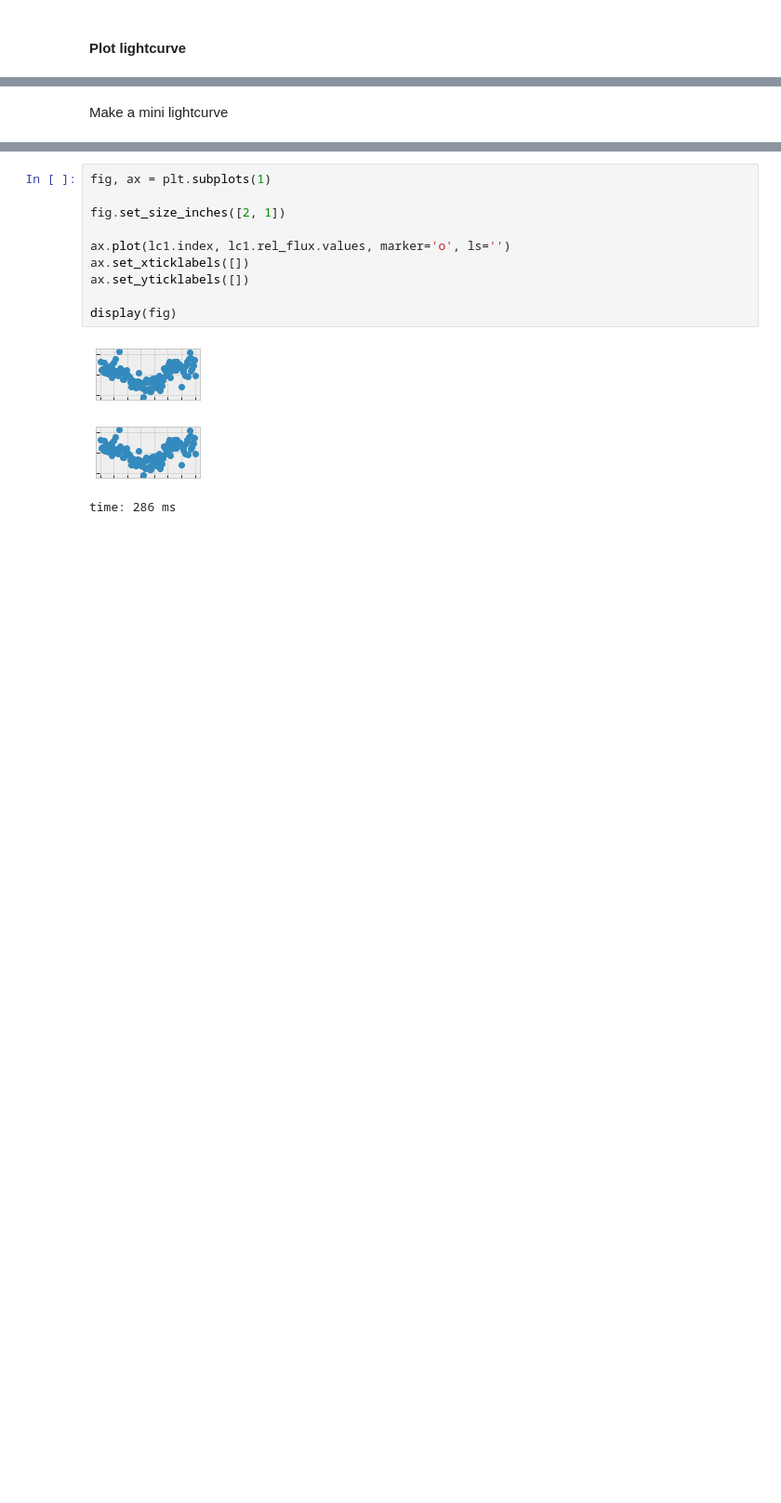
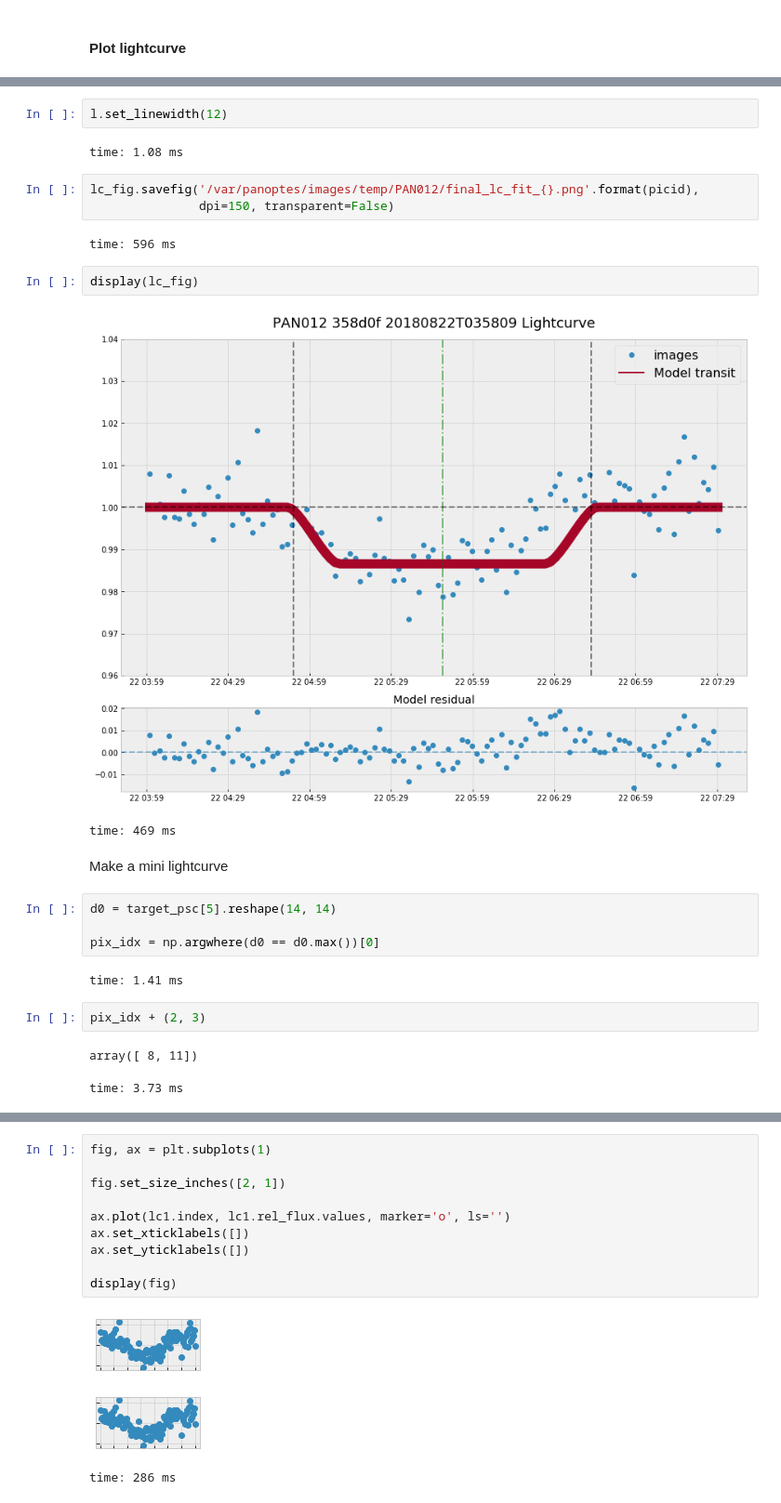
Before and after one commit to panoptes/panoptes-pipeline, a Jupyter notebook: examples/notebooks/ProcessTargetExample.ipynb, the cells around one changed output, grey strips where cells are left out. Shown at 93% size. Drawn from its saved outputs; the diff is of its cells as text; blank space fills up the shorter version.

```diff
--- a/examples/notebooks/ProcessTargetExample.ipynb
+++ b/examples/notebooks/ProcessTargetExample.ipynb
@@ -686,2 +698,27 @@ time: 1.28 s
+# %%
+l.set_linewidth(12)
+# %% [output]
+time: 1.08 ms
+# %%
+lc_fig.savefig('/var/panoptes/images/temp/PAN012/final_lc_fit_{}.png'.format(picid),
+               dpi=150, transparent=False)
+# %% [output]
+time: 596 ms
+# %%
+display(lc_fig)
+# %% [output]
+[figure, added]
+time: 469 ms
 # %% [markdown]
 Make a mini lightcurve
+# %%
+d0 = target_psc[5].reshape(14, 14)
+
+pix_idx = np.argwhere(d0 == d0.max())[0]
+# %% [output]
+time: 1.41 ms
+# %%
+pix_idx + (2, 3)
+# %% [output]
+array([ 8, 11])
+time: 3.73 ms
```
Also changed, not shown: parts of 31 cells of this notebook, 1 other file.
